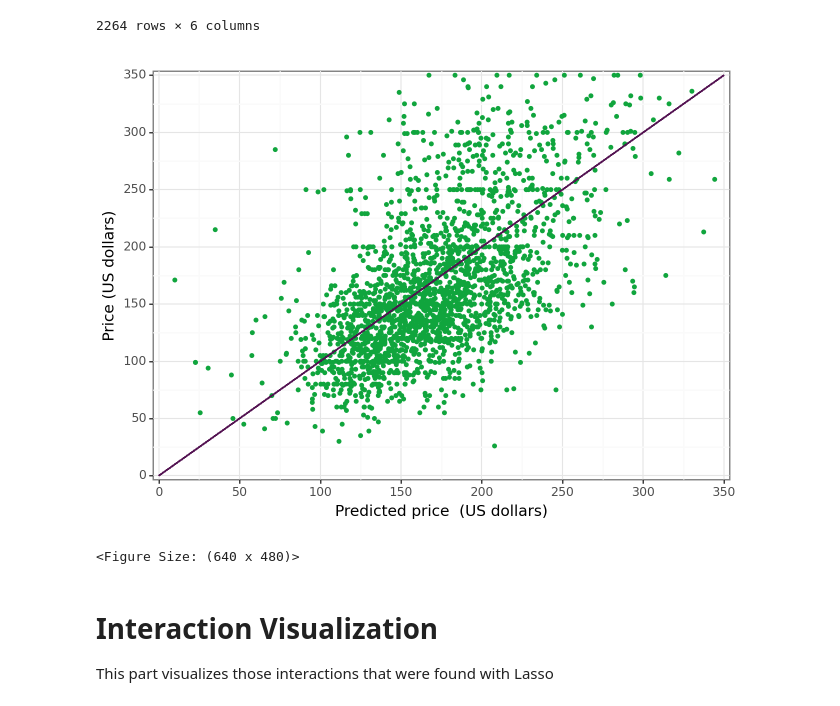
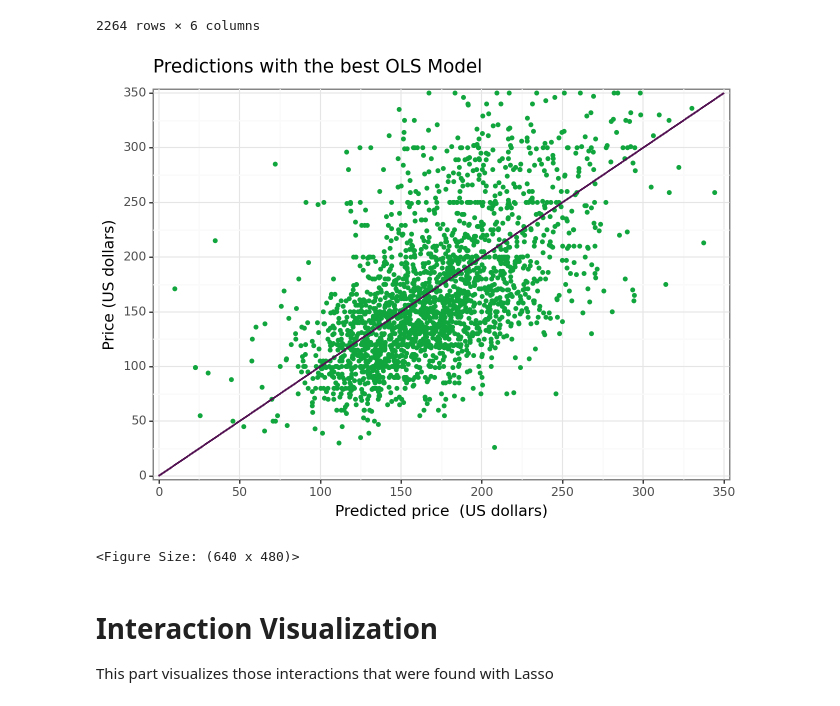
Before and after one commit to szilvasipeter2000/Data-Analysis-3, a Jupyter notebook: assignment-2/assignment2-working.ipynb, the cells around one changed output. Drawn from its saved outputs; the diff is of its cells as text; code cells hidden in the pictures.

```diff
--- a/assignment-2/assignment2-working.ipynb
+++ b/assignment-2/assignment2-working.ipynb
@@ -964,27 +984,27 @@ data_diagnostic["Ylev"] = df_["price"]
 # %%
 (
     ggplot(data=data_diagnostic)
     + geom_point(
         aes(y="Ylev", x="mean"),
         color=color[1],
         size=1,
         alpha=0.7,
         show_legend=False,
         na_rm=True,
     )
     + geom_segment(aes(x=0, y=0, xend=350, yend=350), size=0.5, color=color[2])
     + coord_cartesian(xlim=(0, 350), ylim=(0, 350))
     + scale_x_continuous(
         expand=(0.01, 0.01), limits=(0, 350), breaks=seq(0, 350, by=50)
     )
     + scale_y_continuous(
         expand=(0.01, 0.01), limits=(0, 350), breaks=seq(0, 350, by=50)
     )
-    + labs(y="Price (US dollars)", x="Predicted price  (US dollars)")
+    + labs(title = 'Predictions with the best OLS Model',y="Price (US dollars)", x="Predicted price  (US dollars)")
     + theme_bw()
 )
 # %% [output]
-[figure, old version]
+[figure, new version]
 <Figure Size: (640 x 480)>
 # %% [markdown]
 # Interaction Visualization
```
Also changed, not shown: parts of 7 cells of this notebook, 7 other files.
